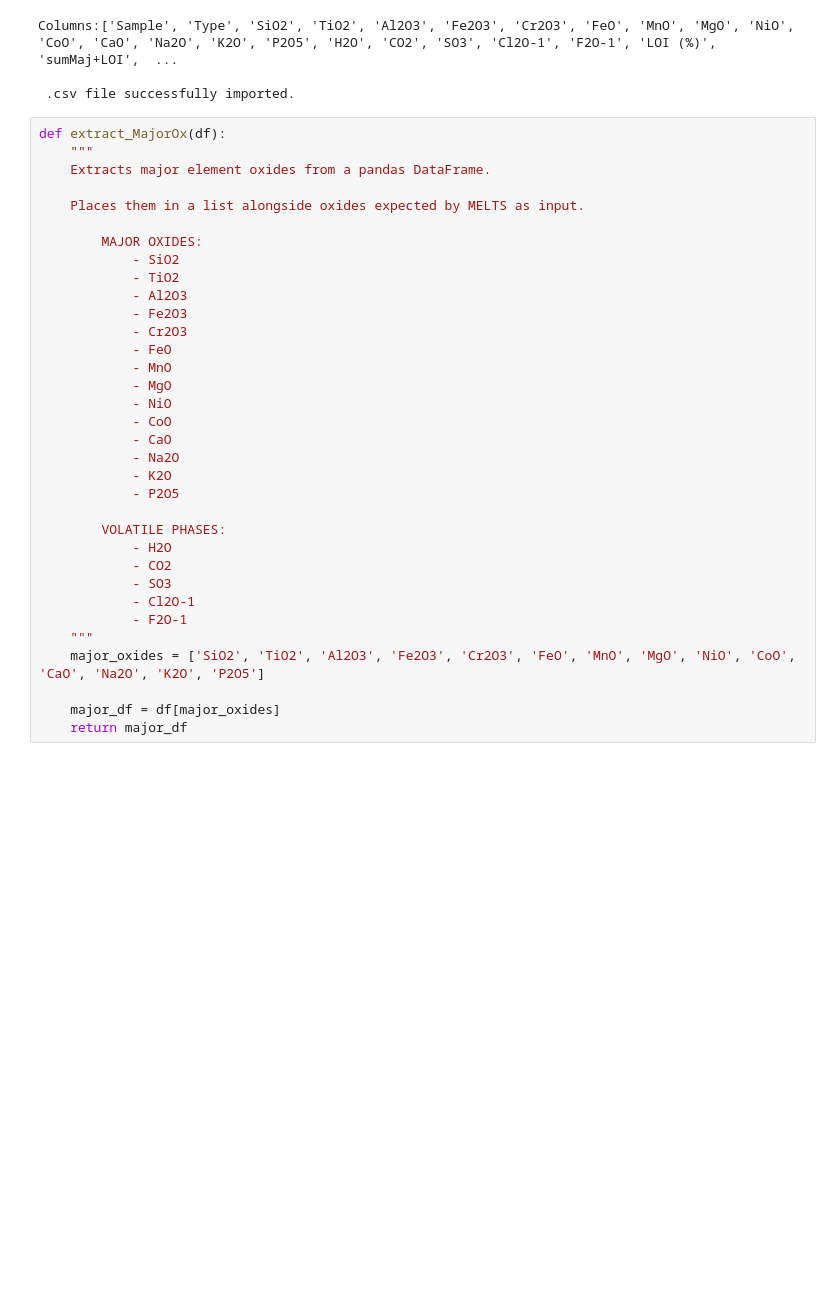
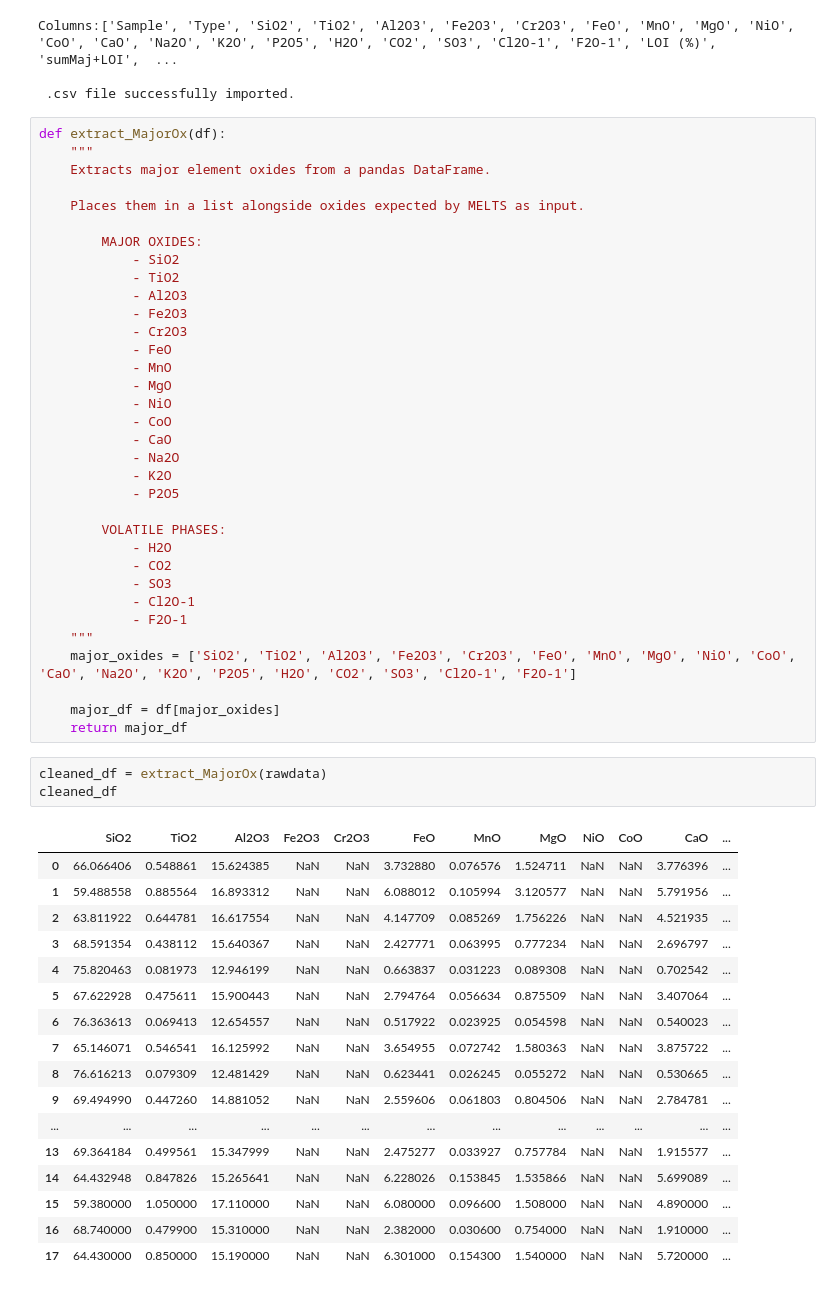
Before and after one commit to astromarb/sci-cluster, a Jupyter notebook: ActiveNotebooks/Protoyping.ipynb, the cells around one changed output. Saved outputs shown, nothing was run; the diff lists cells and outputs as text; blank space fills up the shorter version.

Commit message:
feat: add cleaned_data.csv and update data processing in Protoyping.ipynb
Signed-off-by: astromarb <marvinlopezacevedo.personal@gmail.com>

```diff
--- a/ActiveNotebooks/Protoyping.ipynb
+++ b/ActiveNotebooks/Protoyping.ipynb
@@ -72,7 +75,28 @@ def extract_MajorOx(df):
             - Cl2O-1
             - F2O-1
     """
-    major_oxides = ['SiO2', 'TiO2', 'Al2O3', 'Fe2O3', 'Cr2O3', 'FeO', 'MnO', 'MgO', 'NiO', 'CoO', 'CaO', 'Na2O', 'K2O', 'P2O5']
+    major_oxides = ['SiO2', 'TiO2', 'Al2O3', 'Fe2O3', 'Cr2O3', 'FeO', 'MnO', 'MgO', 'NiO', 'CoO', 'CaO', 'Na2O', 'K2O', 'P2O5', 'H2O', 'CO2', 'SO3', 'Cl2O-1', 'F2O-1']
 
     major_df = df[major_oxides]
     return major_df
+# %%
+cleaned_df = extract_MajorOx(rawdata)
+cleaned_df
+# %% [output]
+|  | SiO2 | TiO2 | Al2O3 | Fe2O3 | Cr2O3 | FeO | MnO | MgO | NiO | CoO | CaO | ... |
+| 0 | 66.066406 | 0.548861 | 15.624385 | NaN | NaN | 3.732880 | 0.076576 | 1.524711 | NaN | NaN | 3.776396 | ... |
+| 1 | 59.488558 | 0.885564 | 16.893312 | NaN | NaN | 6.088012 | 0.105994 | 3.120577 | NaN | NaN | 5.791956 | ... |
+| 2 | 63.811922 | 0.644781 | 16.617554 | NaN | NaN | 4.147709 | 0.085269 | 1.756226 | NaN | NaN | 4.521935 | ... |
+| 3 | 68.591354 | 0.438112 | 15.640367 | NaN | NaN | 2.427771 | 0.063995 | 0.777234 | NaN | NaN | 2.696797 | ... |
+| 4 | 75.820463 | 0.081973 | 12.946199 | NaN | NaN | 0.663837 | 0.031223 | 0.089308 | NaN | NaN | 0.702542 | ... |
+| 5 | 67.622928 | 0.475611 | 15.900443 | NaN | NaN | 2.794764 | 0.056634 | 0.875509 | NaN | NaN | 3.407064 | ... |
+| 6 | 76.363613 | 0.069413 | 12.654557 | NaN | NaN | 0.517922 | 0.023925 | 0.054598 | NaN | NaN | 0.540023 | ... |
+| 7 | 65.146071 | 0.546541 | 16.125992 | NaN | NaN | 3.654955 | 0.072742 | 1.580363 | NaN | NaN | 3.875722 | ... |
+| 8 | 76.616213 | 0.079309 | 12.481429 | NaN | NaN | 0.623441 | 0.026245 | 0.055272 | NaN | NaN | 0.530665 | ... |
+| 9 | 69.494990 | 0.447260 | 14.881052 | NaN | NaN | 2.559606 | 0.061803 | 0.804506 | NaN | NaN | 2.784781 | ... |
+| ... | ... | ... | ... | ... | ... | ... | ... | ... | ... | ... | ... | ... |
+| 13 | 69.364184 | 0.499561 | 15.347999 | NaN | NaN | 2.475277 | 0.033927 | 0.757784 | NaN | NaN | 1.915577 | ... |
+| 14 | 64.432948 | 0.847826 | 15.265641 | NaN | NaN | 6.228026 | 0.153845 | 1.535866 | NaN | NaN | 5.699089 | ... |
+| 15 | 59.380000 | 1.050000 | 17.110000 | NaN | NaN | 6.080000 | 0.096600 | 1.508000 | NaN | NaN | 4.890000 | ... |
+| 16 | 68.740000 | 0.479900 | 15.310000 | NaN | NaN | 2.382000 | 0.030600 | 0.754000 | NaN | NaN | 1.910000 | ... |
+| 17 | 64.430000 | 0.850000 | 15.190000 | NaN | NaN | 6.301000 | 0.154300 | 1.540000 | NaN | NaN | 5.720000 | ... |
```
Also changed, not shown: parts of 10 cells of this notebook, 2 other files.
